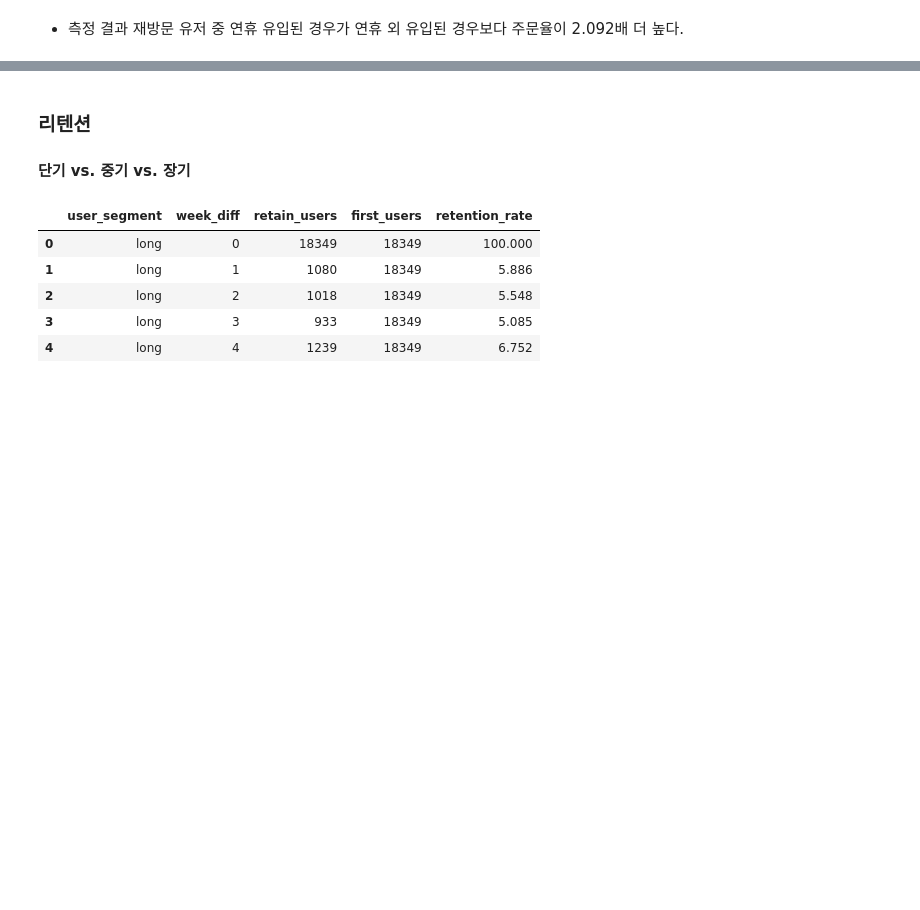
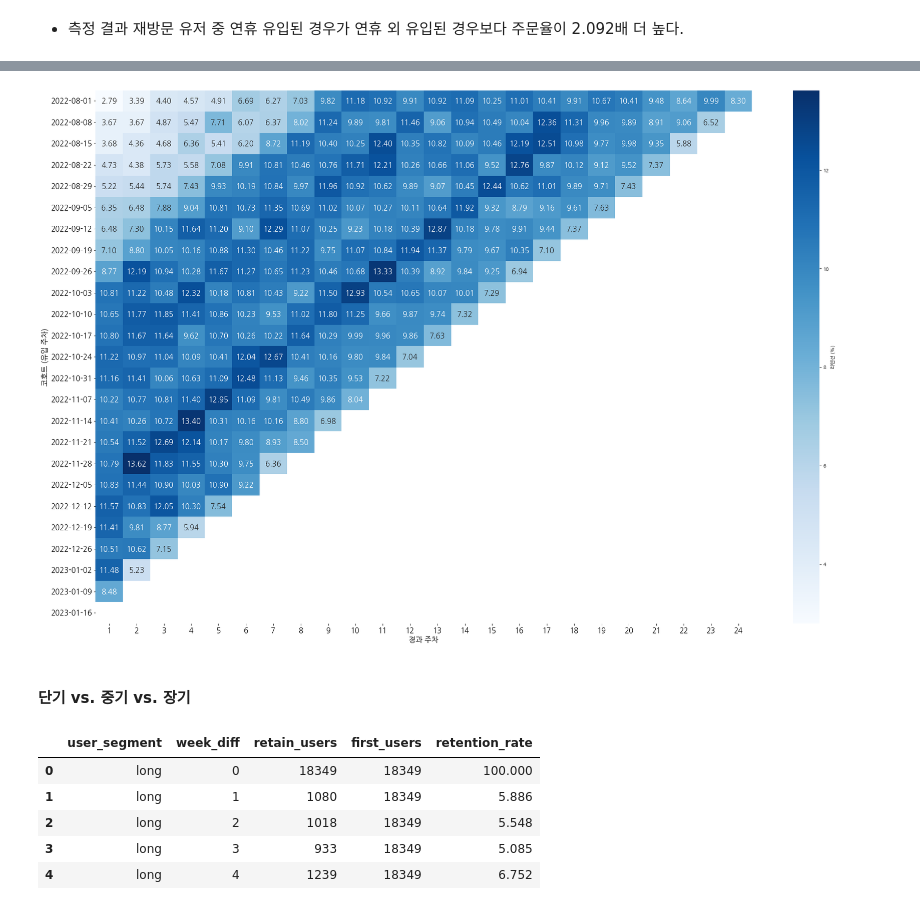
Before and after one commit to claire-1125/Foodie_Express_Analysis, a Jupyter notebook: foodie_viz.ipynb, the cells around one changed output, grey strips where cells are left out. Saved outputs shown, nothing was run; the diff lists cells and outputs as text; code cells hidden in the pictures; blank space fills up the shorter version.

```diff
--- a/foodie_viz.ipynb
+++ b/foodie_viz.ipynb
@@ -3614,5 +3721,48 @@ Risk Ratio: 2.092
+# %%
+# 피봇 테이블 생성
+
+# active user per cohort
+cohort_retention['active_users'] = cohort_retention['active_users'].astype(float)
+
+cohort_au_pivot = pd.pivot_table(
+    data=cohort_retention,
+    index='cohort_week',
+    columns='week_diff',
+    values='active_users'
+).reset_index().rename_axis(None, axis=1)
+
+# retention per cohort
+cohort_retention_pivot = pd.pivot_table(
+    data=cohort_retention,
+    index='cohort_week',
+    columns='week_diff',
+    values='cohort_retention_rate'
+).reset_index().rename_axis(None, axis=1)
+# %%
+import matplotlib.pyplot as plt
+import seaborn as sns
+
+plt.figure(figsize=(30,20), facecolor='white')
+
+sns.heatmap(
+    data=cohort_retention_pivot.drop(columns=[0]).set_index('cohort_week'),
+    annot=True,
+    fmt='.2f',
+    cmap='Blues',
+    cbar_kws={'label': '리텐션 (%)'},
+    annot_kws={'size': 15},
+)
+
+plt.xlabel("경과 주차", fontsize=15)
+plt.ylabel("코호트 (유입 주차)", fontsize=15)
+plt.xticks(fontsize=15)
+plt.yticks(fontsize=15)
+
+# 차트 출력
+plt.show()
+# %% [output]
+[figure, added]
 # %% [markdown]
-### 리텐션
 #### 단기 vs. 중기 vs. 장기
 # %%
 sql = f"""
```
Also changed, not shown: parts of 122 cells of this notebook.
